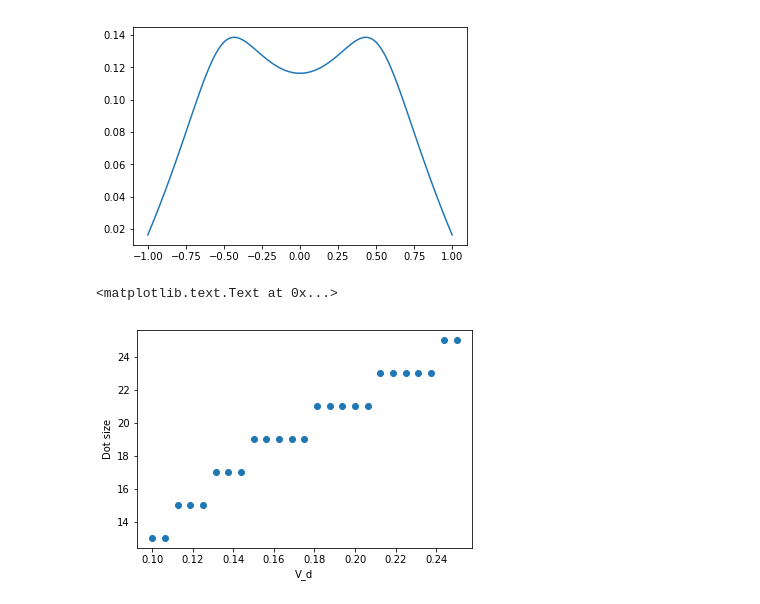
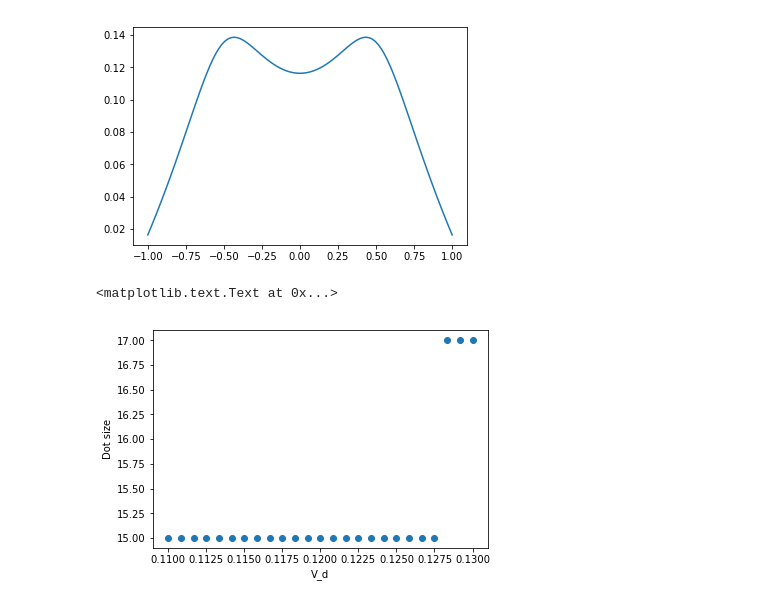
Before and after one commit to Quantumgame/quantum-ml, a Jupyter notebook: ndot/lib/playground.ipynb, the cells around one changed output. Drawn from its saved outputs; the diff is of its cells as text; code cells hidden in the pictures.

Commit message:
made a prelim dot_size V_d plot, tunnel rate not working, unotuched

```diff
--- a/ndot/lib/playground.ipynb
+++ b/ndot/lib/playground.ipynb
@@ -49,9 +49,9 @@ reload(thomas_fermi)
 N_grid = 100
 x = np.linspace(-1,1,N_grid)
 
-d = (100e-3,0,0.1,1)
-b1 = (-100e-3,-0.3,0.1,1)
-b2 = (-100e-3,0.3,0.1,1)
+d = (100e-3,0,0.10,1)
+b1 = (-100e-3,-0.35,0.1,1)
+b2 = (-100e-3,0.35,0.1,1)
 
 V = potential_profile.single_dot_V_x_wire(x,d,b1,b2)
 
@@ -127,33 +127,33 @@ reload(dot_classifier)
 import dot_classifier_tf
 reload(dot_classifier_tf)
 import potential_profile
 reload(potential_profile)
 
 N_grid = 100
 x = np.linspace(-1,1,N_grid)
 
 N_v_points = 25
-V_d_vec = np.linspace(100e-3,250e-3,N_v_points)
+V_d_vec = np.linspace(110e-3,130e-3,N_v_points)
 dot_size = np.zeros(len(V_d_vec))
 for i in range(len(V_d_vec)):
     d = (V_d_vec[i],0,0.1,1)
     b1 = (-100e-3,-0.3,0.1,1)
     b2 = (-100e-3,0.3,0.1,1)
 
     V = potential_profile.single_dot_V_x_wire(x,d,b1,b2)
 
-    K = dot_classifier_tf.create_K_matrix(x,E_scale=0.5e-3,sigma=(x[1] - x[0]))
+    K = dot_classifier_tf.create_K_matrix(x,E_scale=0.1e-3,sigma=(x[1] - x[0]))
     mu = 50e-3
 
     mask = dot_classifier.get_mask(x,V,K,mu)
     dot_info = dot_classifier.get_dot_info(mask)
     dot_size[i] = dot_info[0][1] - dot_info[0][0]
 
 
 
 plt.plot(V_d_vec,dot_size,'o')
 plt.ylabel('Dot size')
 plt.xlabel('V_d')
 # %% [output]
 <matplotlib.text.Text at 0x...>
-[figure, old version]
+[figure, new version]
```
Also changed, not shown: parts of 2 cells of this notebook, 4 other files.
